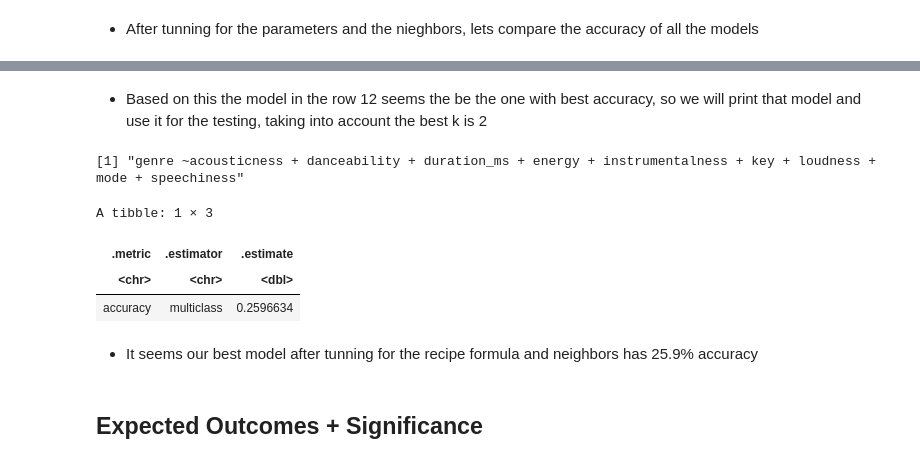
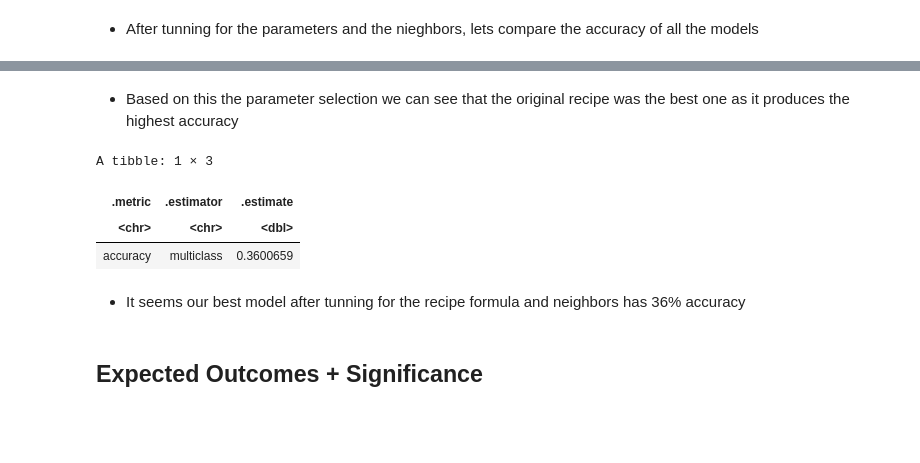
Before and after one commit to aidanmeharg/dsci-100-2022W2-group-5, a Jupyter notebook: group_5_proposal.ipynb, the cells around one changed output, grey strips where cells are left out. Cells and saved outputs as stored; diff of their text form; code cells hidden in the pictures; blank space fills up the shorter version.

```diff
--- a/group_5_proposal.ipynb
+++ b/group_5_proposal.ipynb
@@ -574,32 +617,34 @@ print(df$description)
 # %% [markdown]
-- Based on this the model in the row 12 seems the be the one with best accuracy, so we will print that model and use it for the testing, taking into account the best k is 2
+- Based on this the parameter selection we can see that the original recipe was the best one as it produces the highest accuracy
-# %%
-print(df$formula[9])
-# %% [output]
-[1] "genre ~acousticness + danceability + duration_ms + energy + instrumentalness + key + loudness + mode + speechiness"
 # %%
-chose_recipe<- recipe(song_train, "genre ~acousticness + danceability + duration_ms + energy + instrumentalness + key + loudness + mode + speechiness") |>
-                step_center(all_numeric()) |>
-                step_scale(all_numeric())
-chosen_model <- nearest_neighbor(weight_func="rectangular", neighbors=2) |>
+chose_recipe<- song_train |>
+                recipe(genre~.) |>
+                step_scale(all_numeric()) |>
+                step_center(all_numeric())
+
+#lets create the model
+chosen_model <- nearest_neighbor(weight_func="rectangular", neighbors=31) |>
                 set_engine("kknn") |>
                 set_mode("classification")
+
+#lets create the fit
 chosen_fit <- workflow() |>
-            add_recipe(chose_recipe) |>
-            add_model(chosen_model) |>
-            fit(song_train) |>
-            predict(song_test) |>
-            bind_cols(song_test) |>
-            metrics(truth=genre, estimate=.pred_class) |>
-            filter(.metric=="accuracy")
+                add_recipe(chose_recipe) |>
+                add_model(chosen_model) |>
+                fit(song_train) |>
+                predict(song_test) |>
+                bind_cols(song_test) |>
+                metrics(truth=genre, estimate=.pred_class) |>
+                filter(.metric=="accuracy")
+
 chosen_fit
 # %% [output]
 A tibble: 1 × 3
 | .metric | .estimator | .estimate |
 | <chr> | <chr> | <dbl> |
-| accuracy | multiclass | 0.2596634 |
+| accuracy | multiclass | 0.3600659 |
 # %% [markdown]
-- It seems our best model after tunning for the recipe formula and neighbors has 25.9% accuracy
+- It seems our best model after tunning for the recipe formula and neighbors has 36% accuracy
 # %% [markdown]
 ## Expected Outcomes + Significance
 # %% [markdown]
```
Also changed, not shown: parts of 17 cells of this notebook.
